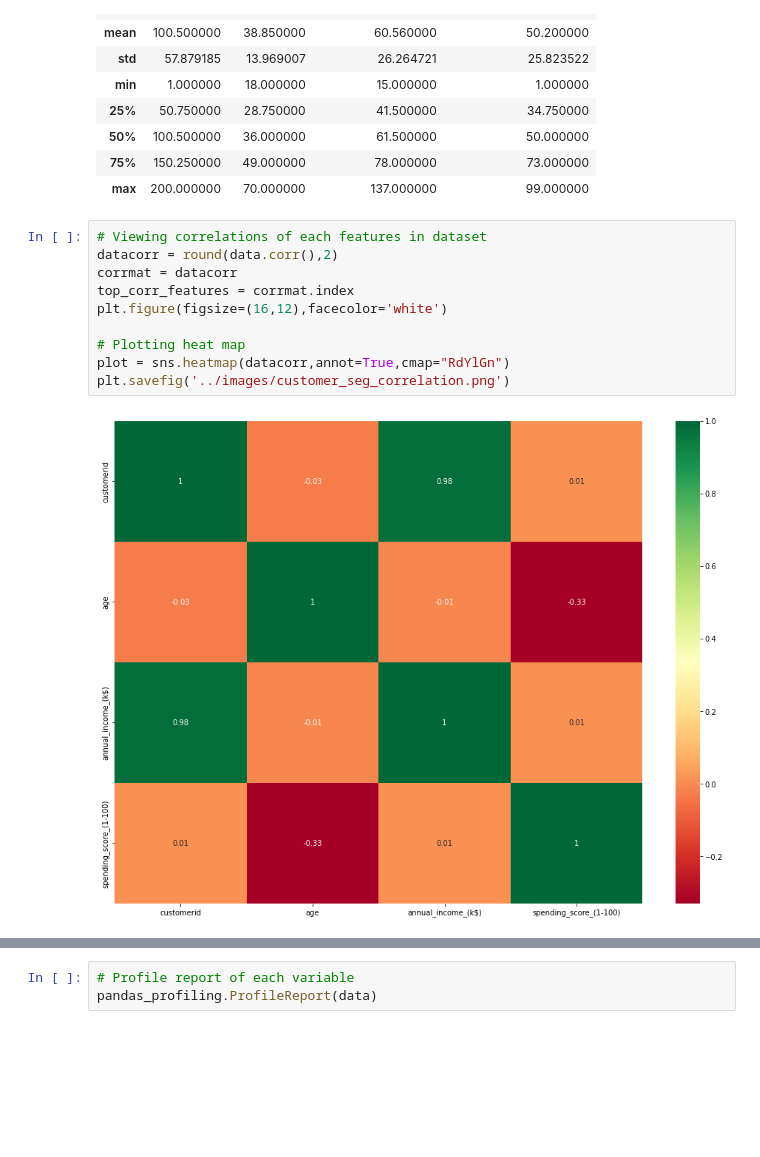
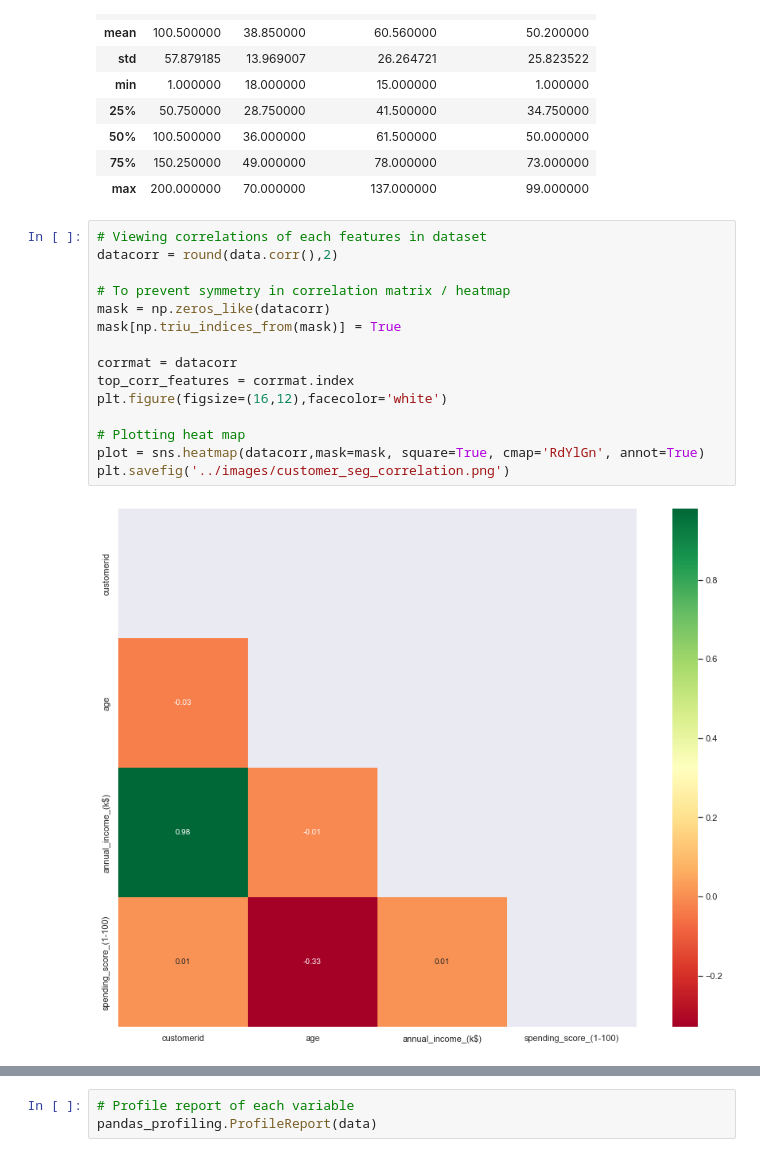
Before and after one commit to MattithyahuData/P13-Customer-Segmentation, a Jupyter notebook: Code/P13_Code.ipynb, the cells around one changed output, grey strips where cells are left out. Drawn from its saved outputs; the diff is of its cells as text; blank space fills up the shorter version.

```diff
--- a/Code/P13_Code.ipynb
+++ b/Code/P13_Code.ipynb
@@ -162,12 +161,17 @@ data.describe()
 # %%
 # Viewing correlations of each features in dataset
 datacorr = round(data.corr(),2)
+
+# To prevent symmetry in correlation matrix / heatmap
+mask = np.zeros_like(datacorr)
+mask[np.triu_indices_from(mask)] = True
+
 corrmat = datacorr
 top_corr_features = corrmat.index
 plt.figure(figsize=(16,12),facecolor='white')
 
 # Plotting heat map
-plot = sns.heatmap(datacorr,annot=True,cmap="RdYlGn")
+plot = sns.heatmap(datacorr,mask=mask, square=True, cmap='RdYlGn', annot=True)
 plt.savefig('../images/customer_seg_correlation.png')
 # %% [output]
-[figure, old version]
+[figure, new version]
```
Also changed, not shown: parts of 14 cells of this notebook, 6 other files.
